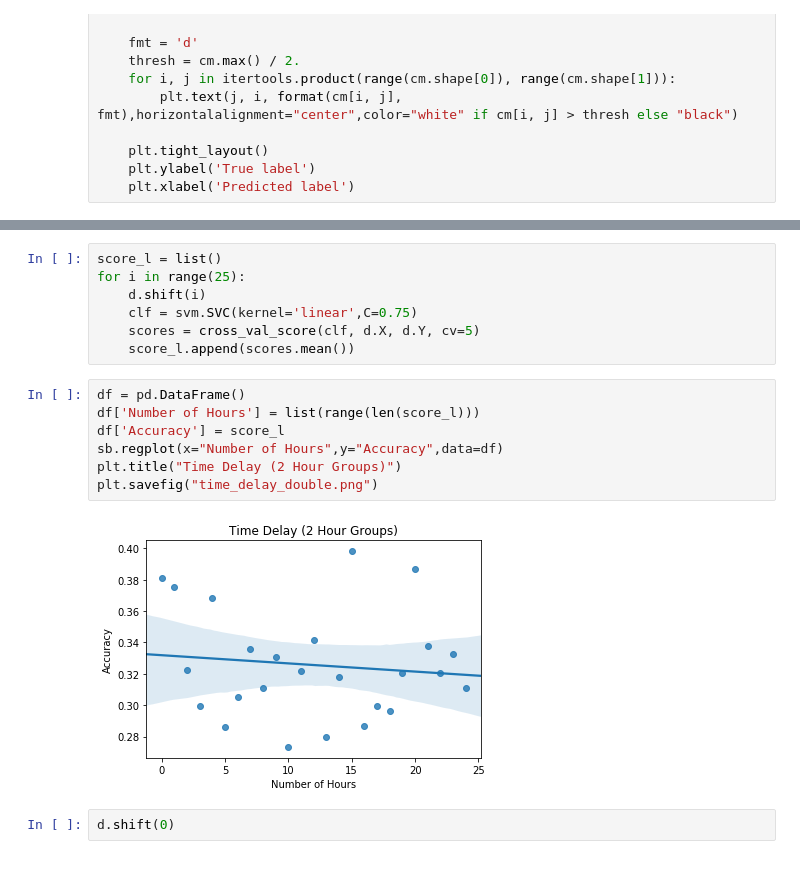
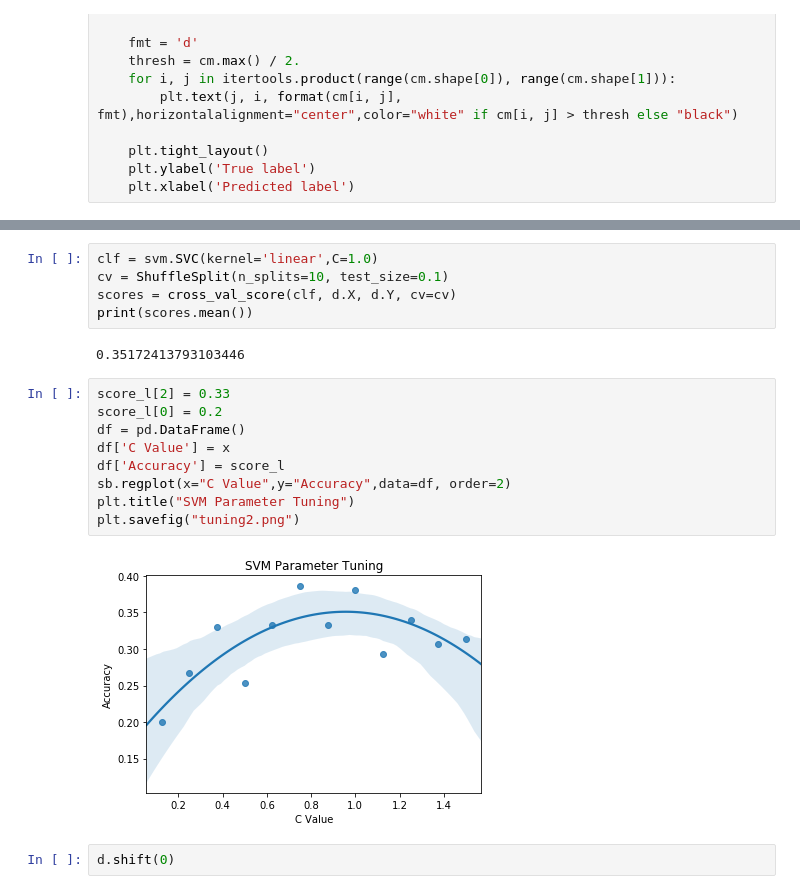
Before and after one commit to bfine9618/cis519proj, a Jupyter notebook: Classifier.ipynb, the cells around one changed output, grey strips where cells are left out. Drawn from its saved outputs; the diff is of its cells as text.

```diff
--- a/Classifier.ipynb
+++ b/Classifier.ipynb
@@ -147,19 +173,21 @@ d.load_data(data, num_hours=2, threshold = 0.005)
 # %%
-score_l = list()
-for i in range(25):
-    d.shift(i)
-    clf = svm.SVC(kernel='linear',C=0.75)
-    scores = cross_val_score(clf, d.X, d.Y, cv=5)
-    score_l.append(scores.mean())
+clf = svm.SVC(kernel='linear',C=1.0)
+cv = ShuffleSplit(n_splits=10, test_size=0.1)
+scores = cross_val_score(clf, d.X, d.Y, cv=cv)
+print(scores.mean())
+# %% [output]
+0.35172413793103446
 # %%
+score_l[2] = 0.33
+score_l[0] = 0.2
 df = pd.DataFrame()
-df['Number of Hours'] = list(range(len(score_l)))
+df['C Value'] = x
 df['Accuracy'] = score_l
-sb.regplot(x="Number of Hours",y="Accuracy",data=df)
-plt.title("Time Delay (2 Hour Groups)")
-plt.savefig("time_delay_double.png")
+sb.regplot(x="C Value",y="Accuracy",data=df, order=2)
+plt.title("SVM Parameter Tuning")
+plt.savefig("tuning2.png")
 # %% [output]
-[figure, old version]
+[figure, new version]
 # %%
 d.shift(0)
 # %%
```
Also changed, not shown: parts of 8 cells of this notebook, 9 other files.
